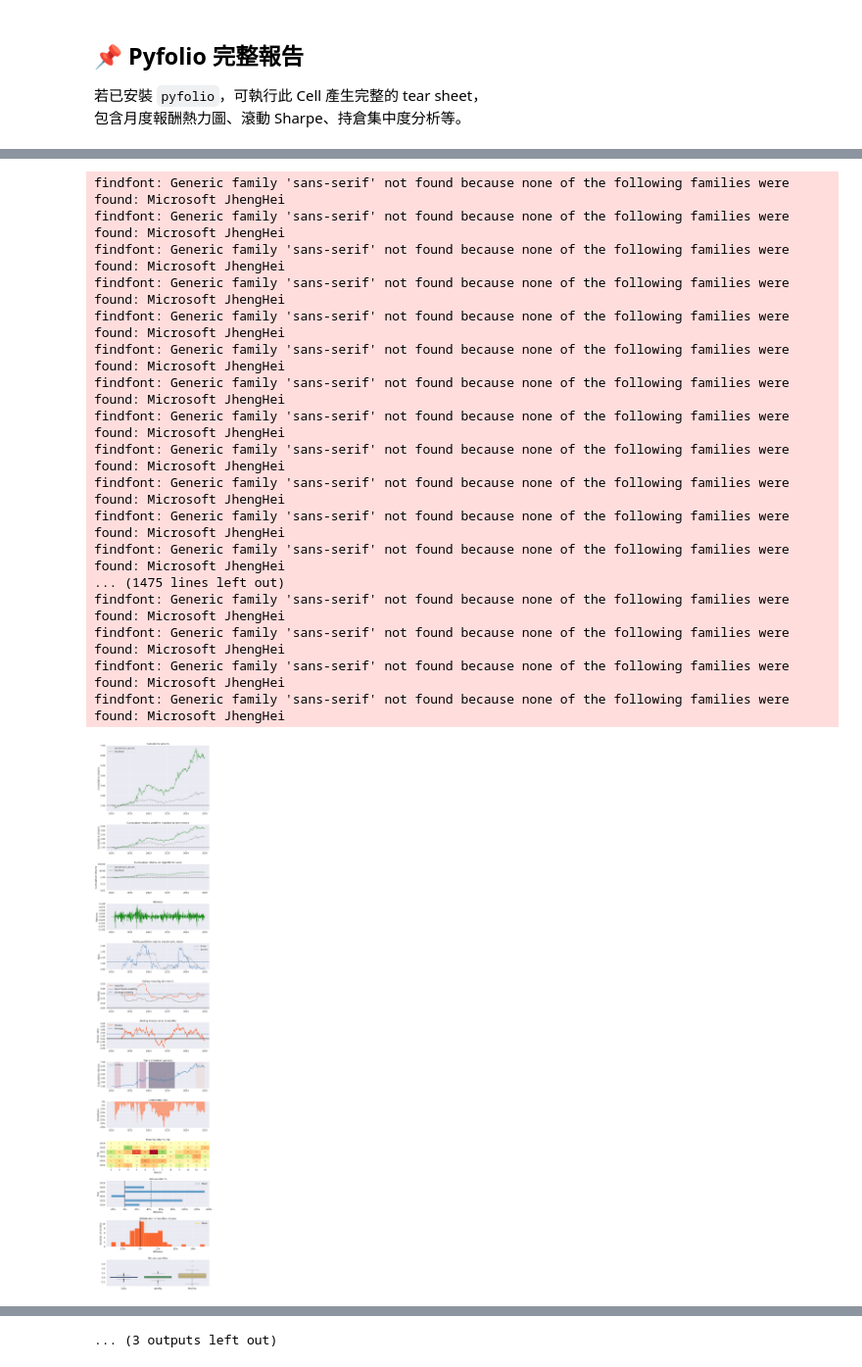
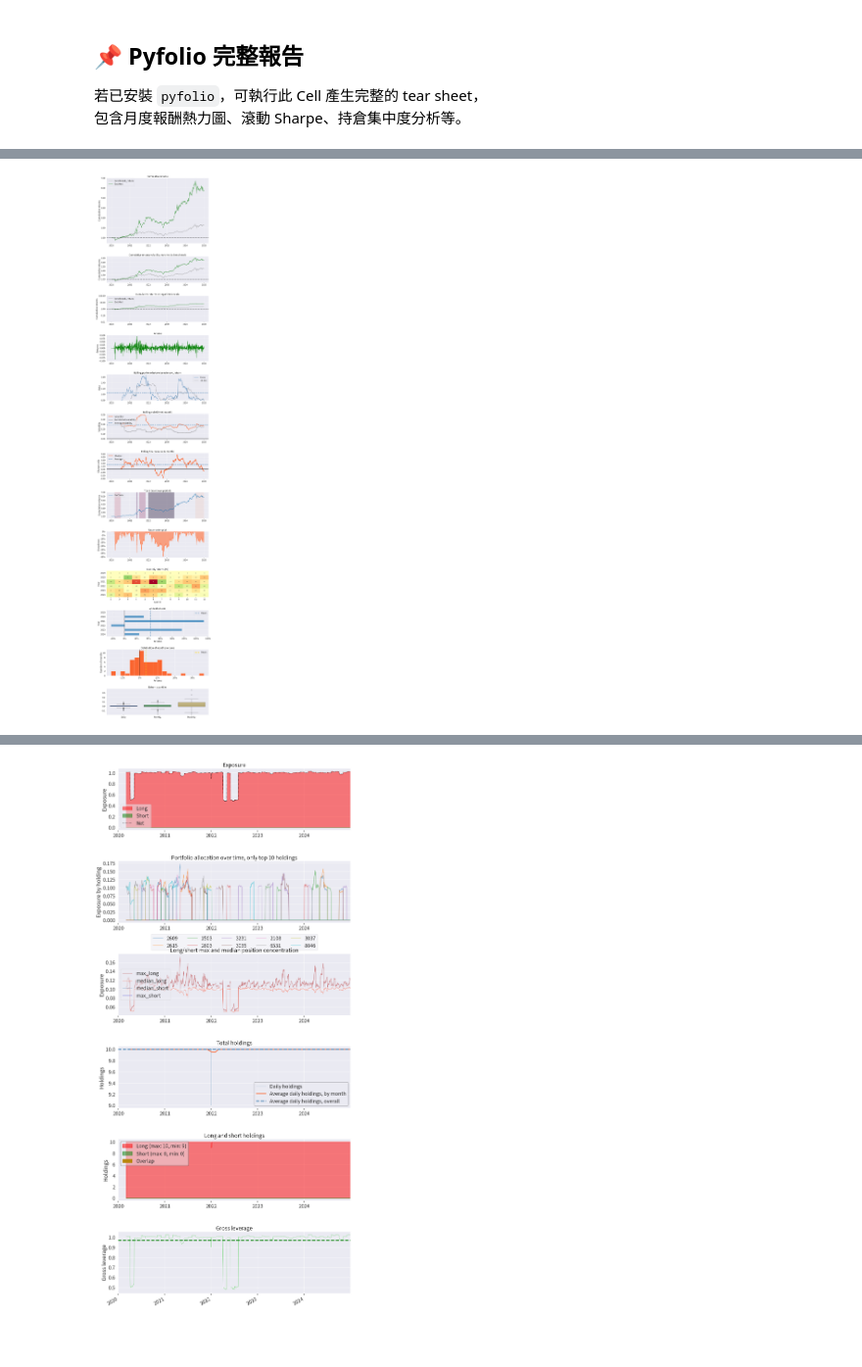
Before and after one commit to tejtw/TQuant-Lab, a Jupyter notebook: example/TQ_VAM_波動率調整截面動能_TWN100 .ipynb, the cells around one changed output, grey strips where cells are left out. Shown at 98% size. Saved outputs shown, nothing was run; the diff lists cells and outputs as text; code cells hidden in the pictures; blank space fills up the shorter version.

```diff
--- a/example/TQ_VAM_波動率調整截面動能_TWN100 .ipynb
+++ b/example/TQ_VAM_波動率調整截面動能_TWN100 .ipynb
@@ -49,17 +50,27 @@ import pandas as pd
 import numpy as np
 import tejapi
 import matplotlib.pyplot as plt
+import matplotlib.font_manager as fm
 from logbook import Logger
 
 # TEJ API
-os.environ['TEJAPI_KEY']  = '請輸入API'
+os.environ['TEJAPI_KEY']  = 'Q8Grvs9A8jAkQJpUNe3SzZs6rioRIQ'
 os.environ['TEJAPI_BASE'] = 'http://tejapi.tejwin.com'
 tejapi.ApiConfig.api_key  = os.getenv('TEJAPI_KEY')
 tejapi.ApiConfig.api_base = os.getenv('TEJAPI_BASE')
 
 log = Logger('VAM')
 
-plt.rcParams['font.sans-serif'] = ['Microsoft JhengHei']
+# 字型設定：優先使用 SourceHanSansTC（思源黑體繁體中文），Linux 環境無 Microsoft JhengHei
+_font_path = '/app/SourceHanSansTC-Regular.otf'
+if os.path.exists(_font_path):
+    fm.fontManager.addfont(_font_path)
+    _font_name = fm.FontProperties(fname=_font_path).get_name()
+    plt.rcParams['font.sans-serif'] = [_font_name, 'DejaVu Sans']
+    print(f'字型載入：{_font_name}')
+else:
+    plt.rcParams['font.sans-serif'] = ['DejaVu Sans']
+    print('警告：找不到 SourceHanSansTC-Regular.otf，中文可能無法顯示')
 plt.rcParams['axes.unicode_minus'] = False
 
 # -- backtest params --
@@ -79,7 +90,6 @@ CORR_THRESHOLD   = 0.85  # Filter3: rolling corr > this -> half position
 CORR_WINDOW      = 20    # Filter3: rolling window (trading days)
 
 # -- universe: 歷史曾入 TWN100 的成分股 --
-# 以台灣中大型股為母體，確保流動性品質，同時涵蓋足夠的截面分散
 from zipline.sources.TEJ_Api_Data import get_universe
 
 pool = get_universe(start_date, end_date, idx_id='IX0003')
@@ -573,7 +567,15 @@ print(f'\n已儲存至 vam_picks.csv')
 包含月度報酬熱力圖、滾動 Sharpe、持倉集中度分析等。
 # %%
 try:
+    import logging
     import pyfolio as pf
+    import matplotlib.pyplot as plt
+
+    logging.getLogger('matplotlib.font_manager').setLevel(logging.ERROR)
+
+    plt.rcParams['font.sans-serif'] = ['Source Han Sans TC', 'DejaVu Sans']
+    plt.rcParams['axes.unicode_minus'] = False
+
     from pyfolio.utils import extract_rets_pos_txn_from_zipline
 
     returns, positions, transactions = extract_rets_pos_txn_from_zipline(results)
@@ -660,44 +645,27 @@ findfont: Generic family 'sans-serif' not found because none of the following fa
 | Top 10 long positions of all time | max |
 | sid |  |
 | 2609 | 17.27% |
 | 2615 | 15.78% |
 | 1503 | 15.22% |
 | 2603 | 14.77% |
 | 3231 | 14.35% |
 | 3035 | 14.27% |
 | 2108 | 13.97% |
 | 6531 | 13.55% |
 | 3037 | 13.55% |
 | 8046 | 13.39% |
 | Top 10 short positions of all time | max |
 | sid |  |
 | Top 10 positions of all time | max |
 | sid |  |
 | 2609 | 17.27% |
 | 2615 | 15.78% |
 | 1503 | 15.22% |
 | 2603 | 14.77% |
 | 3231 | 14.35% |
 | 3035 | 14.27% |
 | 2108 | 13.97% |
 | 6531 | 13.55% |
 | 3037 | 13.55% |
 | 8046 | 13.39% |
-findfont: Generic family 'sans-serif' not found because none of the following families were found: Microsoft JhengHei
-findfont: Generic family 'sans-serif' not found because none of the following families were found: Microsoft JhengHei
-findfont: Generic family 'sans-serif' not found because none of the following families were found: Microsoft JhengHei
-findfont: Generic family 'sans-serif' not found because none of the following families were found: Microsoft JhengHei
-findfont: Generic family 'sans-serif' not found because none of the following families were found: Microsoft JhengHei
-findfont: Generic family 'sans-serif' not found because none of the following families were found: Microsoft JhengHei
-findfont: Generic family 'sans-serif' not found because none of the following families were found: Microsoft JhengHei
-findfont: Generic family 'sans-serif' not found because none of the following families were found: Microsoft JhengHei
-findfont: Generic family 'sans-serif' not found because none of the following families were found: Microsoft JhengHei
-findfont: Generic family 'sans-serif' not found because none of the following families were found: Microsoft JhengHei
-findfont: Generic family 'sans-serif' not found because none of the following families were found: Microsoft JhengHei
-findfont: Generic family 'sans-serif' not found because none of the following families were found: Microsoft JhengHei
-... (1475 lines left out)
-findfont: Generic family 'sans-serif' not found because none of the following families were found: Microsoft JhengHei
-findfont: Generic family 'sans-serif' not found because none of the following families were found: Microsoft JhengHei
-findfont: Generic family 'sans-serif' not found because none of the following families were found: Microsoft JhengHei
-findfont: Generic family 'sans-serif' not found because none of the following families were found: Microsoft JhengHei
-[figure, old version]
+[figure, new version]
@@ -721 +672 @@ findfont: Generic family 'sans-serif' not found because none of the following fa
-... (3 outputs left out)
+[figure, added]
```
Also changed, not shown: parts of 5 cells of this notebook.
